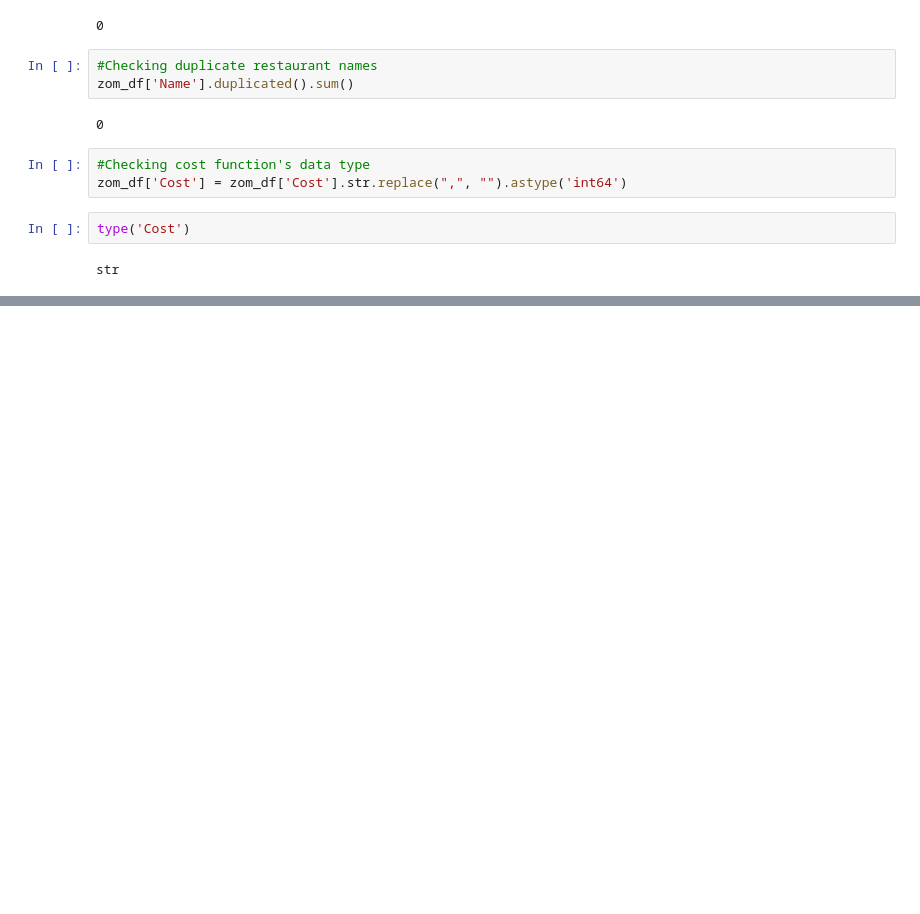
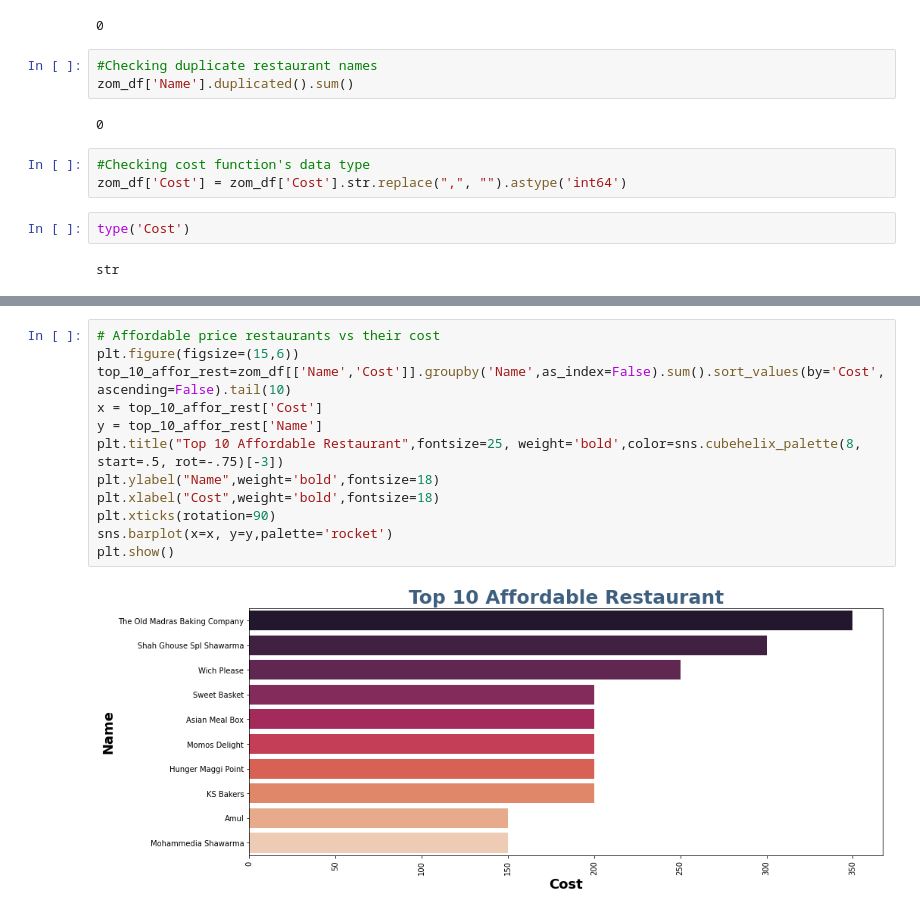
Before and after one commit to madhavimali/Zomoto_Restaurant_Clustering_and_Sentiment_Analysis_MM, a Jupyter notebook: MM_Zomoto_Restaurant_Clustering_and_Sentiment_Analysis.ipynb, the cells around one changed output, grey strips where cells are left out. Cells and saved outputs as stored; diff of their text form; blank space fills up the shorter version.

```diff
--- a/MM_Zomoto_Restaurant_Clustering_and_Sentiment_Analysis.ipynb
+++ b/MM_Zomoto_Restaurant_Clustering_and_Sentiment_Analysis.ipynb
@@ -187,0 +230,14 @@ str
+# %%
+# Affordable price restaurants vs their cost
+plt.figure(figsize=(15,6))
+top_10_affor_rest=zom_df[['Name','Cost']].groupby('Name',as_index=False).sum().sort_values(by='Cost',ascending=False).tail(10)
+x = top_10_affor_rest['Cost']
+y = top_10_affor_rest['Name']
+plt.title("Top 10 Affordable Restaurant",fontsize=25, weight='bold',color=sns.cubehelix_palette(8, start=.5, rot=-.75)[-3])
+plt.ylabel("Name",weight='bold',fontsize=18)
+plt.xlabel("Cost",weight='bold',fontsize=18)
+plt.xticks(rotation=90)
+sns.barplot(x=x, y=y,palette='rocket')
+plt.show()
+# %% [output]
+[figure, added]
```
Also changed, not shown: parts of 28 cells of this notebook.
